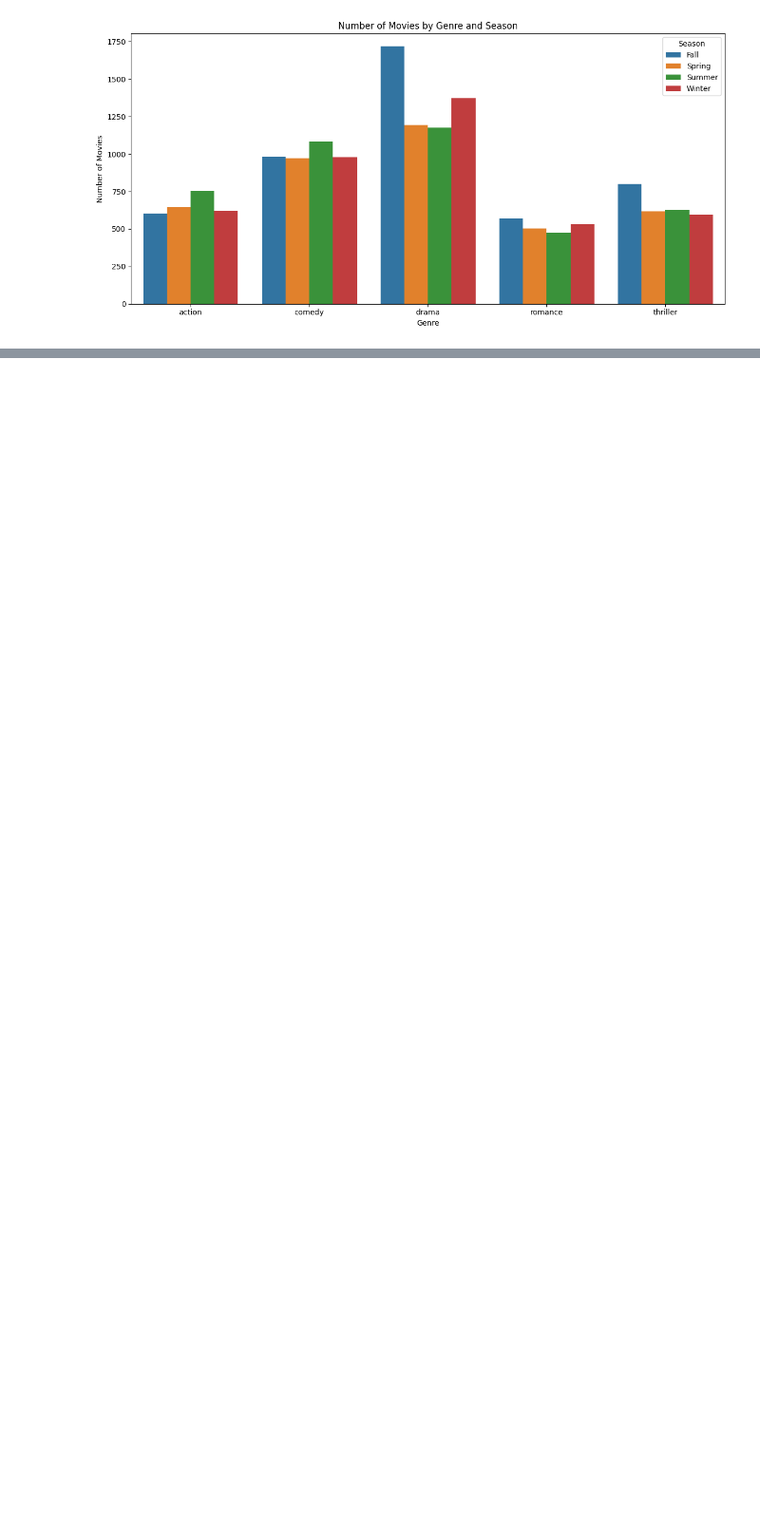
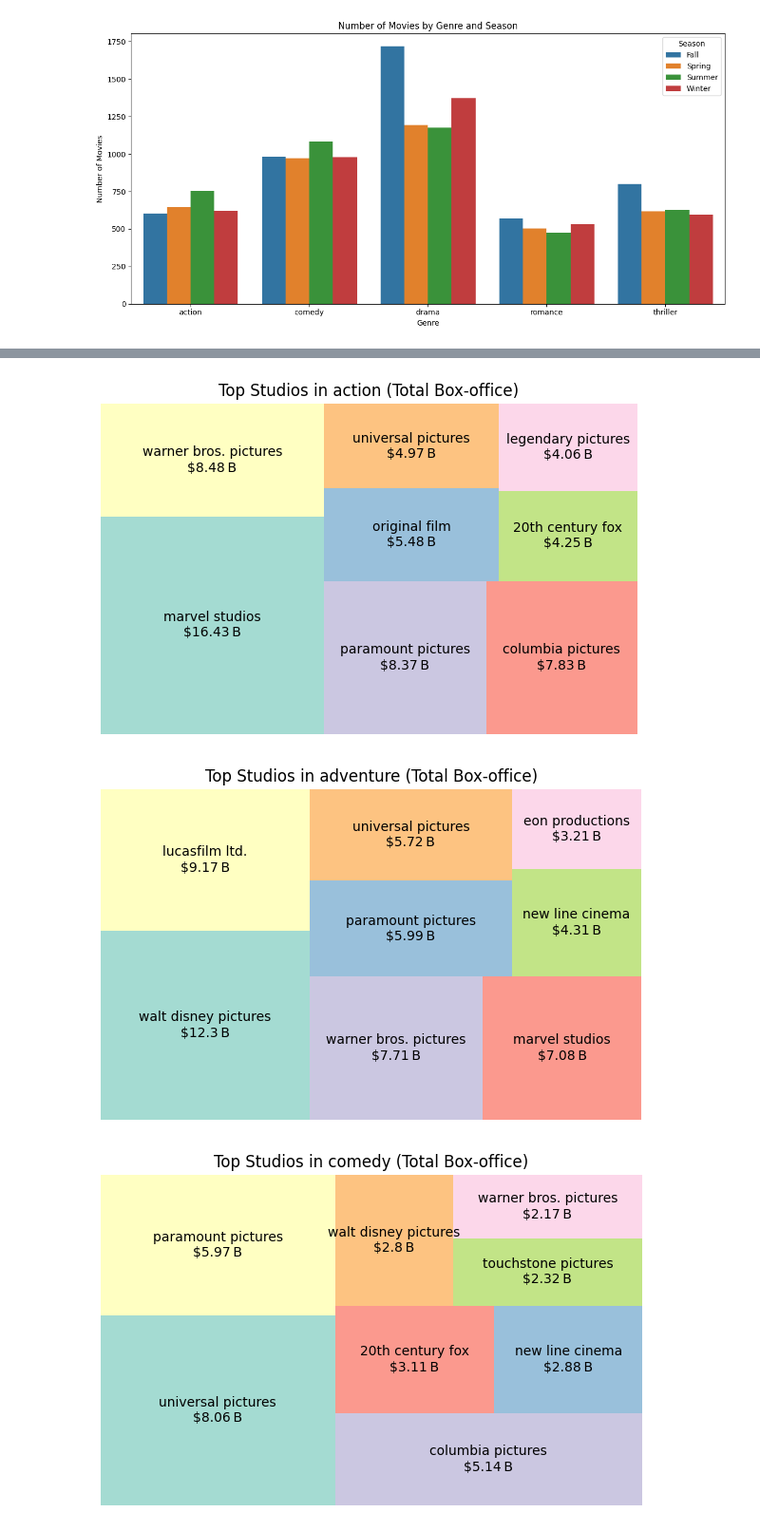
Before and after one commit to nithish-kumar-t/movie-box-office-prediction, a Jupyter notebook: timbd-data-cleaning.ipynb, the cells around one changed output, grey strips where cells are left out. Shown at 95% size. Drawn from its saved outputs; the diff is of its cells as text; code cells hidden in the pictures; blank space fills up the shorter version.

Commit message:
more visualizations

```diff
--- a/timbd-data-cleaning.ipynb
+++ b/timbd-data-cleaning.ipynb
@@ -859,0 +900,25 @@ plt.show()
+# %%
+import squarify
+
+# aggregate revenue per (genre, main prod company)
+df['prod_co'] = df['production_companies'].str.split(', ').str[0]
+agg = (df.groupby(['main_genre','prod_co'])['revenue']
+         .sum().reset_index())
+
+for g in agg.main_genre.unique()[:4]:
+    if g == 'animation': continue
+    sub = agg[agg.main_genre==g].sort_values('revenue', ascending=False).head(8)
+    plt.figure(figsize=(6,4))
+    squarify.plot(
+        sizes=sub['revenue'],
+        label=sub['prod_co'] + '\n$' + (sub['revenue']/1e9).round(2).astype(str)+' B',
+        color=sns.color_palette('Set3', len(sub)), alpha=.8
+    )
+    plt.title(f'Top Studios in {g} (Total Box‑office)')
+    plt.axis('off')
+    plt.tight_layout()
+    plt.show()
+# %% [output]
+[figure, added]
+[figure, added]
+[figure, added]
```
Also changed, not shown: parts of 14 cells of this notebook.
